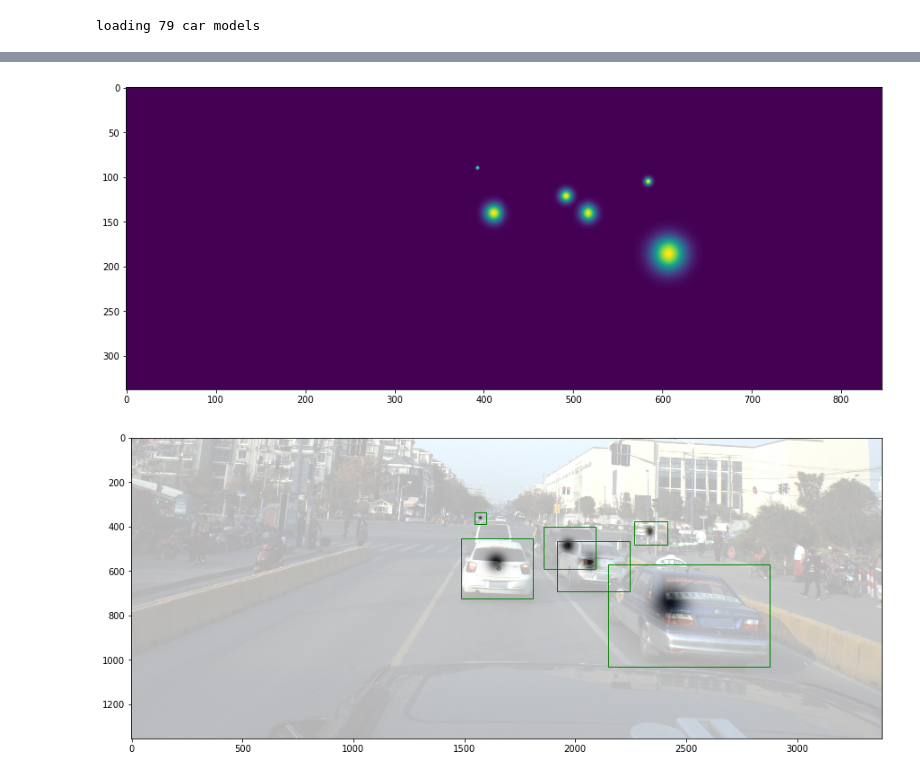
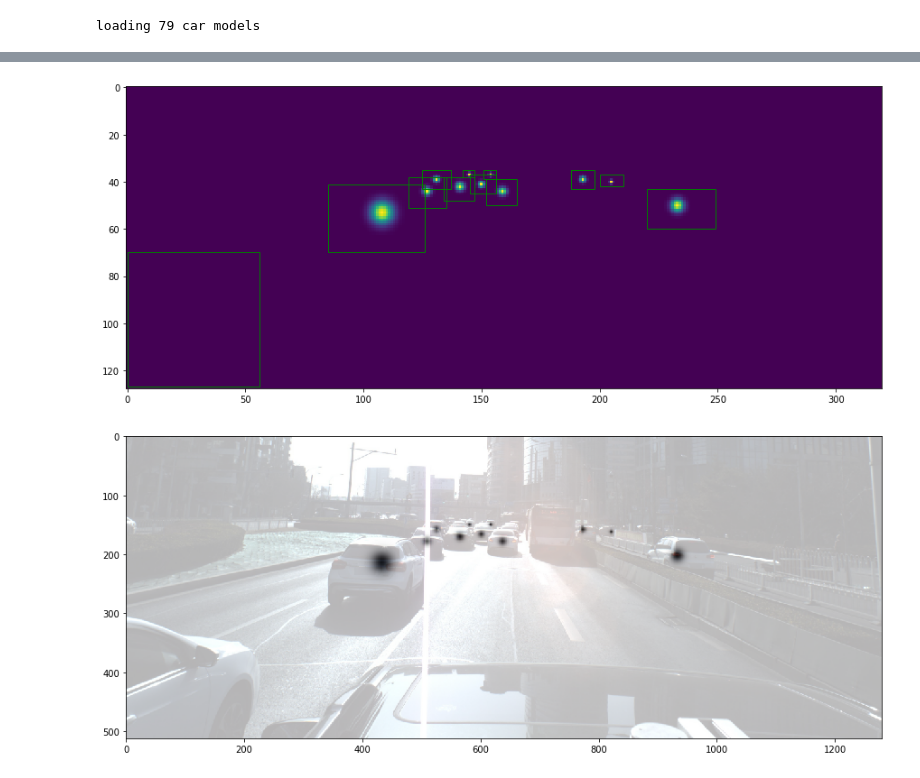
Before and after one commit to dmitry-vorobiev/kaggle-pku-autonomous-driving-centernet, a Jupyter notebook: notebooks/heatmap.ipynb, the cells around one changed output, grey strips where cells are left out. Saved outputs shown, nothing was run; the diff lists cells and outputs as text; code cells hidden in the pictures.

```diff
--- a/notebooks/heatmap.ipynb
+++ b/notebooks/heatmap.ipynb
@@ -355,3 +348,12 @@ car_models = load_car_models()
 loading 79 car models
 # %%
 df = pd.read_csv(os.path.join(INPUT_PATH, 'train.csv'))
+# %%
+img_id = 'ID_0289b0bc8'
+img = imread(f'train_images/{img_id}.jpg')
+
+if IMG_BOTTOM_HALF:
+    h_mid = img.shape[0] // 2
+    img = img[h_mid:]
+
+imshow(img)
@@ -357,0 +362,8 @@ df = pd.read_csv(os.path.join(INPUT_PATH, 'train.csv'))
+# %%
+height, width = img.shape[0], img.shape[1]
+
+inp_w, inp_h = 1280, 512
+c = np.array([width / 2., height / 2.])
+s = np.array([width, height], dtype=np.int32)
+
+img.shape, c, s
@@ -378,5 +393,5 @@ anns[0]
 # %%
 down_ratio = 4
-out_w, out_h = width // down_ratio, height // down_ratio
+out_w, out_h = inp_w // down_ratio, inp_h // down_ratio
 out_w, out_h
 # %% [output]
@@ -441,13 +438,13 @@ Bbox center: 393.5, 89.5
 # %%
-imshow(hm[0])
+imshow(hm[0], boxes=bboxes_tr)
 # %% [output]
-[figure, old version]
+[figure, new version]
 # %%
 # c, s = rand_affine(c, s, cf=0.1, sf=0.4)
-trans_input = get_affine_transform(c, s, 0, [width, height])
-inp = cv2.warpAffine(img, trans_input, (width, height), flags=cv2.INTER_LINEAR)
+trans_input = get_affine_transform(c, s, 0, [inp_w, inp_h])
+inp = cv2.warpAffine(img, trans_input, (inp_w, inp_h), flags=cv2.INTER_LINEAR)
 
 blend = add_blend_img(inp, hm[0] * 255, white_theme=True)
-imshow(blend, boxes=bboxes)
+imshow(blend)
 # %% [output]
-[figure, old version]
+[figure, new version]
```
Also changed, not shown: parts of 11 cells of this notebook, 6 other files.
